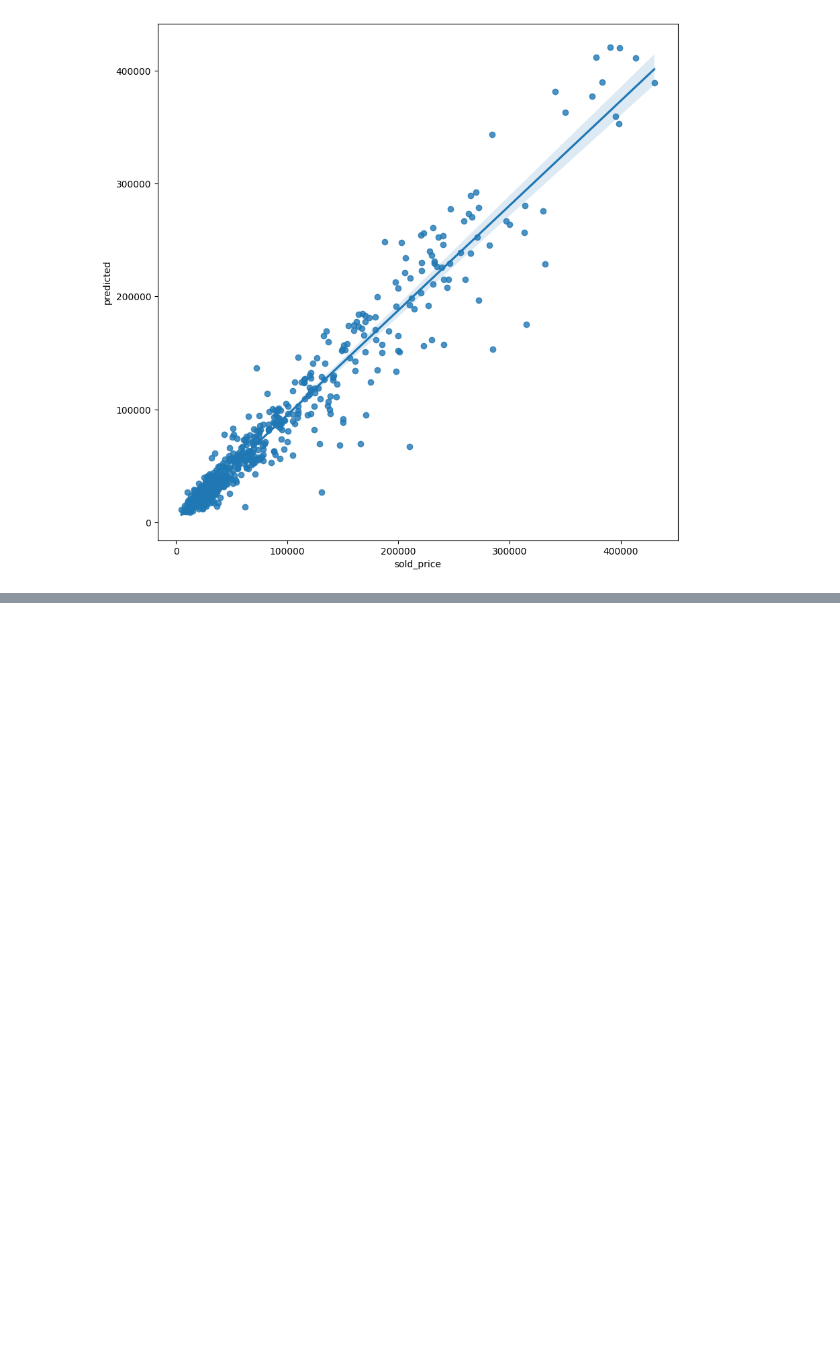
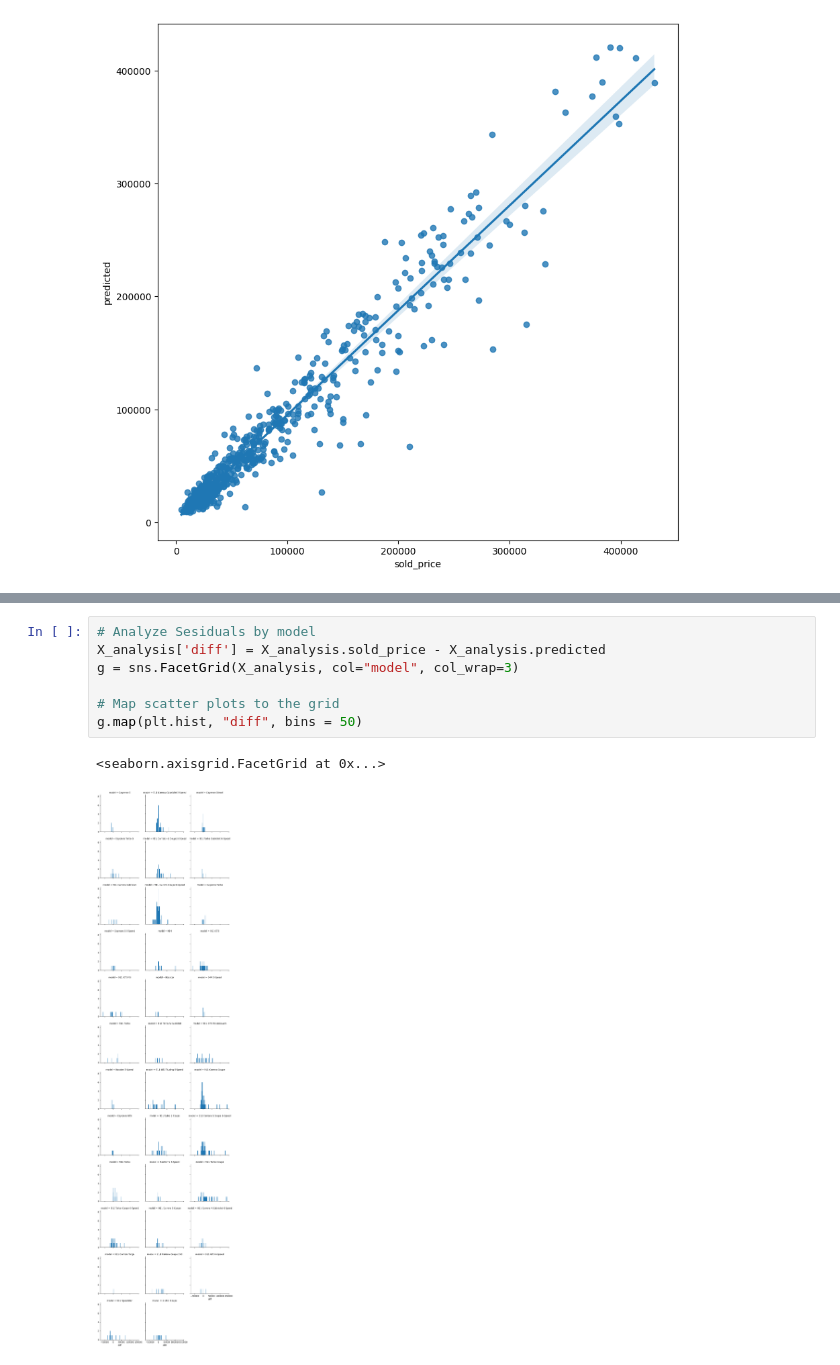
Before and after one commit to redshift75/autostrada, a Jupyter notebook: notebooks/car-prices.ipynb, the cells around one changed output, grey strips where cells are left out. Drawn from its saved outputs; the diff is of its cells as text; blank space fills up the shorter version.

```diff
--- a/notebooks/car-prices.ipynb
+++ b/notebooks/car-prices.ipynb
@@ -308,3 +308,13 @@ g.map(sns.regplot, "predicted", "sold_price")
 # %% [output]
 <seaborn.axisgrid.FacetGrid at 0x...>
 [figure]
+# %%
+# Analyze Sesiduals by model
+X_analysis['diff'] = X_analysis.sold_price - X_analysis.predicted
+g = sns.FacetGrid(X_analysis, col="model", col_wrap=3)
+
+# Map scatter plots to the grid
+g.map(plt.hist, "diff", bins = 50)
+# %% [output]
+<seaborn.axisgrid.FacetGrid at 0x...>
+[figure, added]
```
Also changed, not shown: parts of 4 cells of this notebook.
